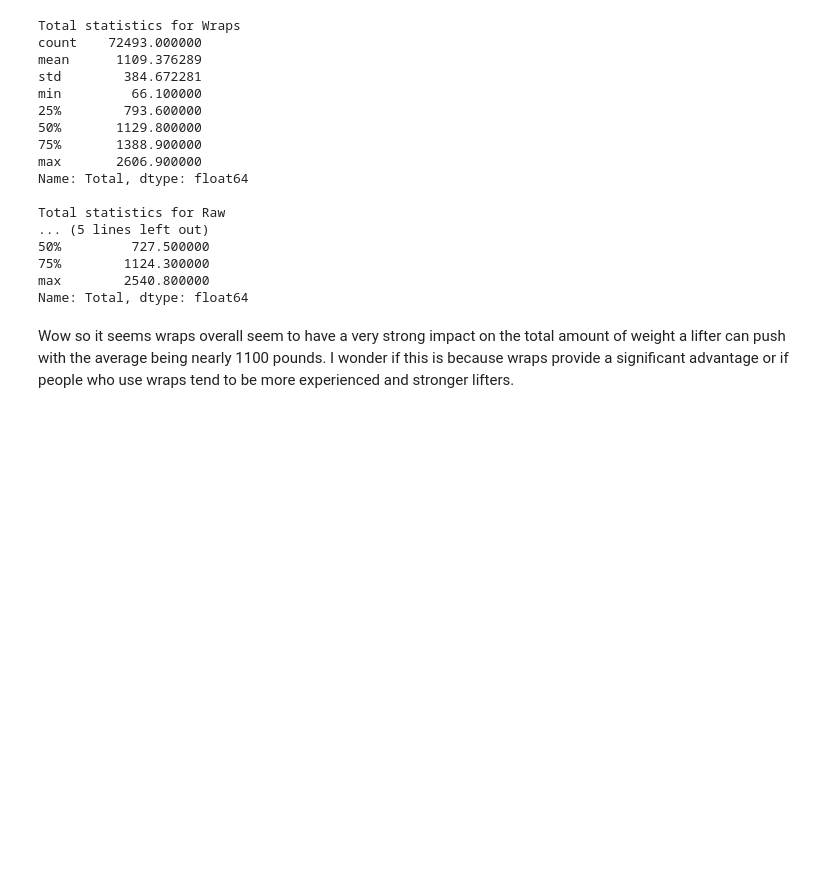
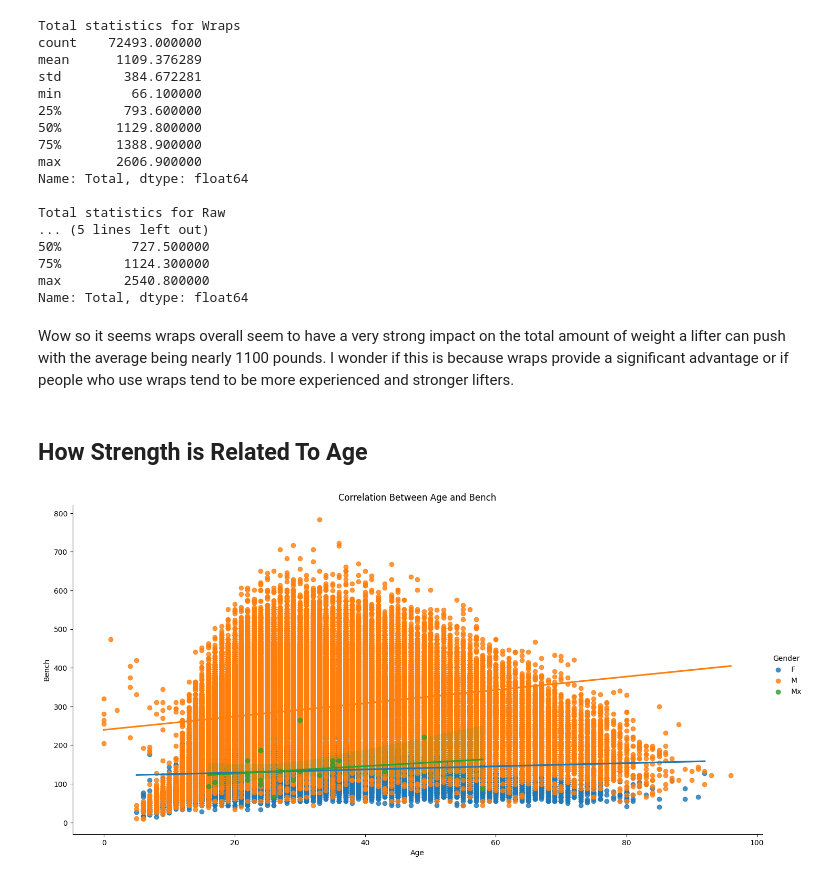
Before and after one commit to pranav142/Openpowerlifting-Database, a Jupyter notebook: notebooks/processed_EDA.ipynb, the cells around one changed output. Cells and saved outputs as stored; diff of their text form; code cells hidden in the pictures; blank space fills up the shorter version.

Commit message:
Visualizations Between Age and Strength

```diff
--- a/notebooks/processed_EDA.ipynb
+++ b/notebooks/processed_EDA.ipynb
@@ -746,3 +748,24 @@ max        2540.800000
 Name: Total, dtype: float64
 # %% [markdown]
 Wow so it seems wraps overall seem to have a very strong impact on the total amount of weight a lifter can push with the average being nearly 1100 pounds. I wonder if this is because wraps provide a significant advantage or if people who use wraps tend to be more experienced and stronger lifters.
+# %% [markdown]
+## How Strength is Related To Age
+# %%
+X_COLUMN = "Age"
+Y_COLUMN = "Bench"
+HUE = "Gender"
+
+plot_scatterplot(
+    data=df,
+    x_column=X_COLUMN,
+    y_column=Y_COLUMN,
+    hue=HUE,
+    aspect=2,
+    height=7,
+    markers="o",
+    xlabel=X_COLUMN,
+    ylabel=Y_COLUMN,
+    title=f"Correlation Between {X_COLUMN} and {Y_COLUMN}"
+)
+# %% [output]
+[figure, added]
```
Also changed, not shown: parts of 6 cells of this notebook, 2 other files.
